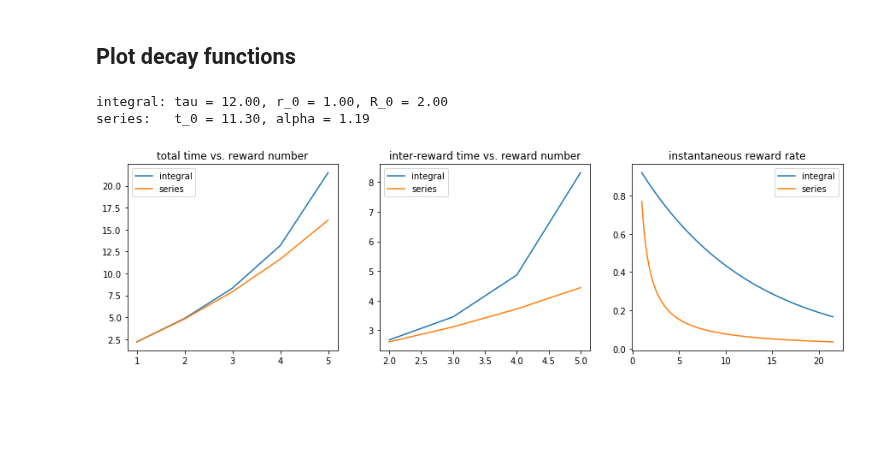
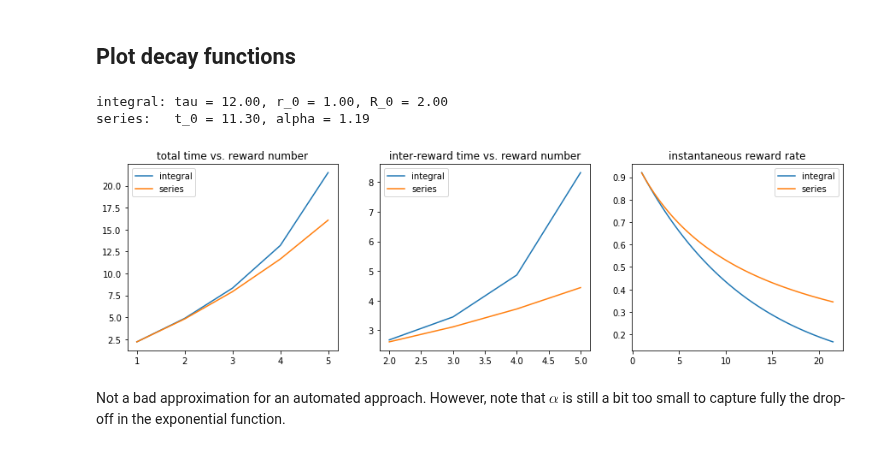
Before and after one commit to ckemere/TreadmillTracker, a Jupyter notebook: ClientSide/Tasks/LinearTrackTask/RewardDecay.ipynb, the cells around one changed output. Drawn from its saved outputs; the diff is of its cells as text; code cells hidden in the pictures; blank space fills up the shorter version.

```diff
--- a/ClientSide/Tasks/LinearTrackTask/RewardDecay.ipynb
+++ b/ClientSide/Tasks/LinearTrackTask/RewardDecay.ipynb
@@ -172,32 +172,34 @@ t_0, alpha = get_series_params(tau, r_0, R_0)
 
 # Set range
 t = np.linspace(1, tau*np.log((tau*r_0)/R_0), 100)
 n = np.arange(1, math.ceil(tau*r_0/R_0))
 
 fig, ax = plt.subplots(1, 3, figsize=(15, 4))
 
 # Plot absolute reward times
 ax[0].plot(n, get_reward_times(method='integral', tau=tau, r_0=r_0, R_0=R_0, n=n), label='integral')
 ax[0].plot(n, get_reward_times(method='series', alpha=alpha, t_0=t_0, n=n), label='series')
 ax[0].set_title('total time vs. reward number')
 ax[0].legend()
 
 # Plot differences in reward times
 ax[1].plot(n[1:], np.diff(get_reward_times(method='integral', tau=tau, r_0=r_0, R_0=R_0, n=n)), label='integral')
 ax[1].plot(n[1:], np.diff(get_reward_times(method='series', alpha=alpha, t_0=t_0, n=n)), label='series')
 ax[1].set_title('inter-reward time vs. reward number')
 ax[1].legend()
 
 # Plot instantaneous reward rate
 ax[2].plot(t, r_0*np.exp(-t/tau), label='integral')
-ax[2].plot(t, (R_0/np.log(t_0*alpha)*(1.0/t)), label='series')
+ax[2].plot(t, (R_0/np.log(alpha)*(1.0/(t + t_0))), label='series')
 ax[2].set_title('instantaneous reward rate')
 ax[2].legend()
 
 # Print parameters
 print('integral: tau = %.2f, r_0 = %.2f, R_0 = %.2f' % (tau, r_0, R_0))
 print('series:   t_0 = %.2f, alpha = %.2f' % (t_0, alpha))
 # %% [output]
 integral: tau = 12.00, r_0 = 1.00, R_0 = 2.00
 series:   t_0 = 11.30, alpha = 1.19
-[figure, old version]
+[figure, new version]
+# %% [markdown]
+Not a bad approximation for an automated approach. However, note that $\alpha$ is still a bit too small to capture fully the drop-off in the exponential function.
```
Also changed, not shown: parts of 1 cell of this notebook.
